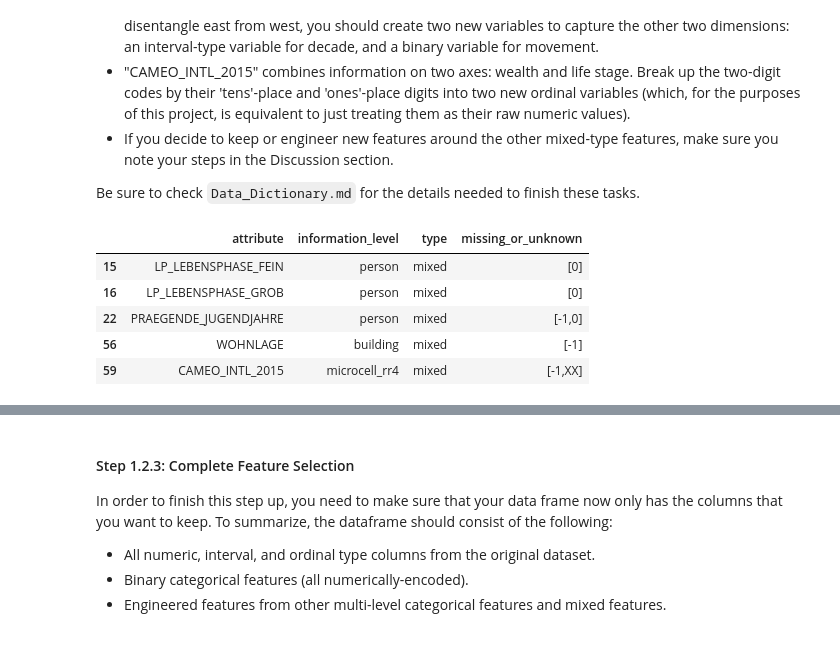
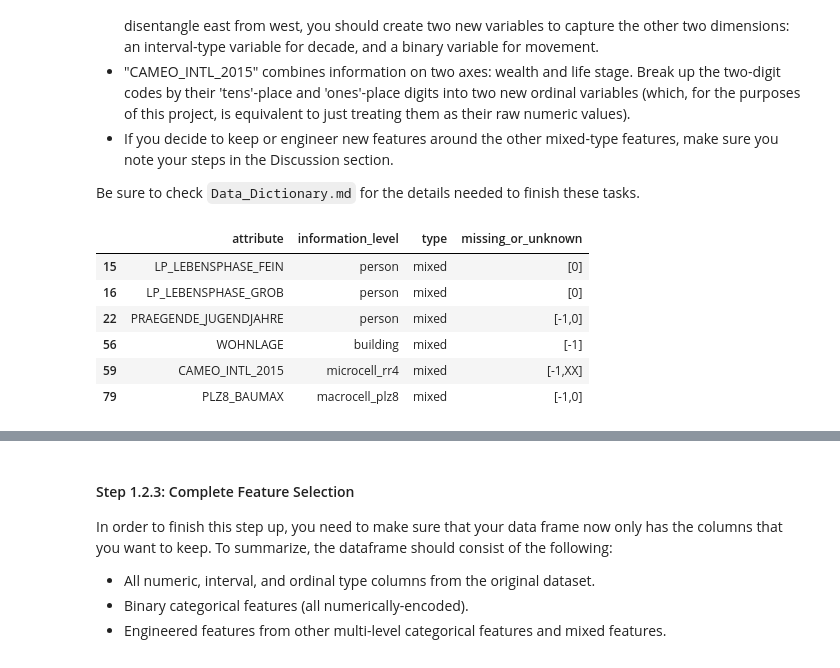
Before and after one commit to buncem/identify-customer-segments, a Jupyter notebook: Identify_Customer_Segments.ipynb, the cells around one changed output, grey strips where cells are left out. Cells and saved outputs as stored; diff of their text form; code cells hidden in the pictures.

```diff
--- a/Identify_Customer_Segments.ipynb
+++ b/Identify_Customer_Segments.ipynb
@@ -151,8 +149,7 @@ plt.hist(missing_data, 50, (0, 100000));
 # %%
-# Lets keep columns
-s = df_az.isnull().sum()
-columns_to_drop = s[s > 200000].index.values
+# Lets keep columns with less than 200,000 missing values.
+# Keep columns dropped in columns_to_drop
+columns_to_drop = missing_data[missing_data > 200000].index.values
 df_az.drop(columns_to_drop, axis=1, inplace=True)
-print(len(columns_to_drop))
-columns_to_drop
+print('Number of dropped columns: ', len(columns_to_drop))
 # %% [output]
@@ -220,6 +245,6 @@ for label, column in enumerate(columns):
 # %%
 # Drop the rows with the higher NaN values from df_az
-df_az = df_az.loc[azdias.isnull().sum(axis=1) <= 30]
+df_az = df_az.loc[df_az.isnull().sum(axis=1) == 0]
 # %% [markdown]
 #### Discussion 1.1.3: Assess Missing Data in Each Row
 
@@ -342,14 +369,15 @@ Be sure to check `Data_Dictionary.md` for the details needed to finish these tas
 # %%
 # Decide what to do with mixed type features
 mixed_info = df_info.loc[df_info['type'] == 'mixed'].copy()
-mixed_info.head()
+mixed_info
 # %% [output]
 |  | attribute | information_level | type | missing_or_unknown |
 | 15 | LP_LEBENSPHASE_FEIN | person | mixed | [0] |
 | 16 | LP_LEBENSPHASE_GROB | person | mixed | [0] |
 | 22 | PRAEGENDE_JUGENDJAHRE | person | mixed | [-1,0] |
 | 56 | WOHNLAGE | building | mixed | [-1] |
 | 59 | CAMEO_INTL_2015 | microcell_rr4 | mixed | [-1,XX] |
+| 79 | PLZ8_BAUMAX | macrocell_plz8 | mixed | [-1,0] |
 # %%
 # Investigate "PRAEGENDE_JUGENDJAHRE" and engineer two new variables.
 df_az['PRAEGENDE_JUGENDJAHRE'].head()
```
Also changed, not shown: parts of 100 cells of this notebook.
